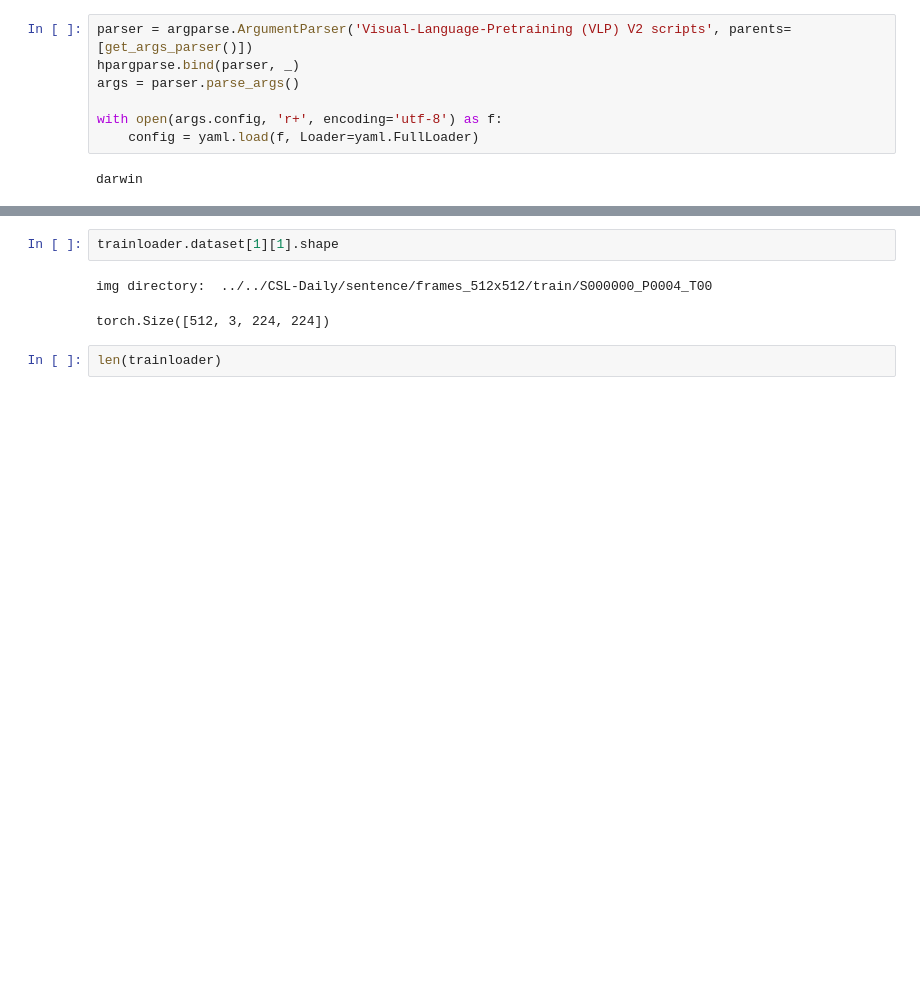
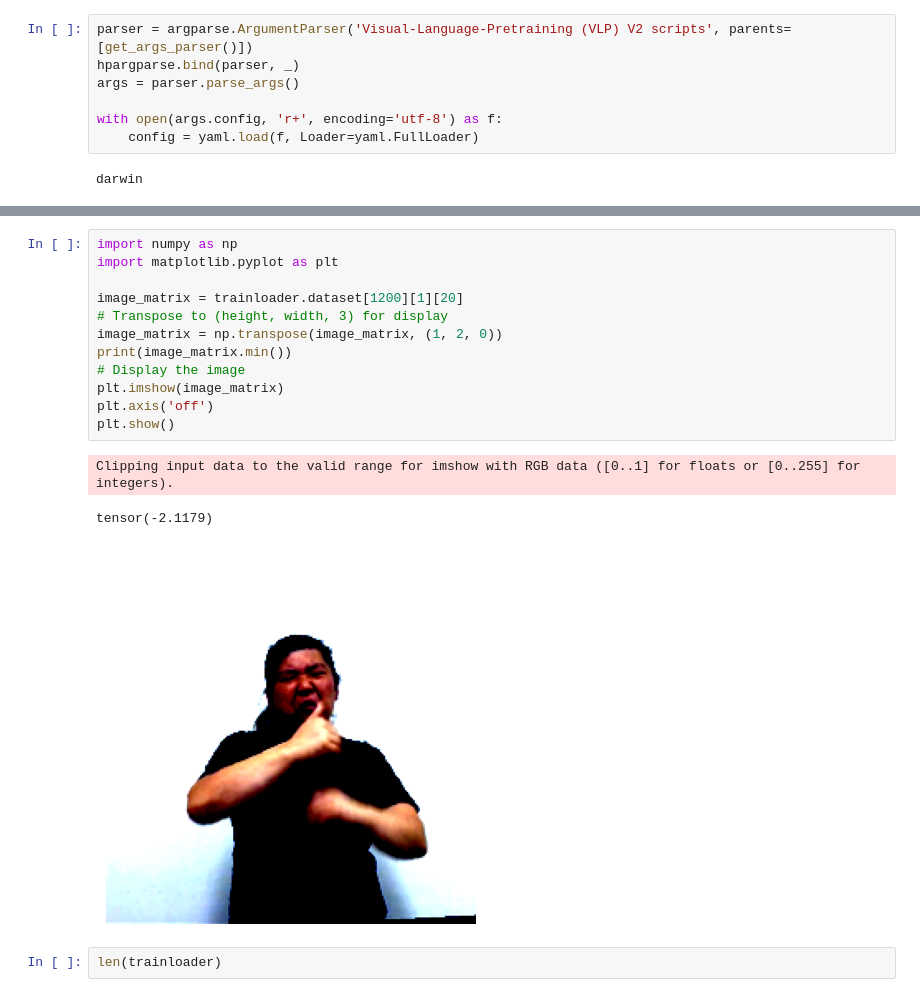
Before and after one commit to tanzheen/SLT_FYP, a Jupyter notebook: trainings/test_dataset.ipynb, the cells around one changed output, grey strips where cells are left out. Drawn from its saved outputs; the diff is of its cells as text; blank space fills up the shorter version.

```diff
--- a/trainings/test_dataset.ipynb
+++ b/trainings/test_dataset.ipynb
@@ -176,8 +175,19 @@ KeyboardInterrupt:
-# %%
-trainloader.dataset[1][1].shape
-# %% [output]
-img directory:  ../../CSL-Daily/sentence/frames_512x512/train/S000000_P0004_T00
-torch.Size([512, 3, 224, 224])
+# %%
+import numpy as np
+import matplotlib.pyplot as plt
+
+image_matrix = trainloader.dataset[1200][1][20]
+# Transpose to (height, width, 3) for display
+image_matrix = np.transpose(image_matrix, (1, 2, 0))
+print(image_matrix.min())
+# Display the image
+plt.imshow(image_matrix)
+plt.axis('off')
+plt.show()
+# %% [output]
+Clipping input data to the valid range for imshow with RGB data ([0..1] for floats or [0..255] for integers).
+tensor(-2.1179)
+[figure, added]
 # %%
 len(trainloader)
 # %% [output]
```
Also changed, not shown: parts of 4 cells of this notebook, 55 other files.
